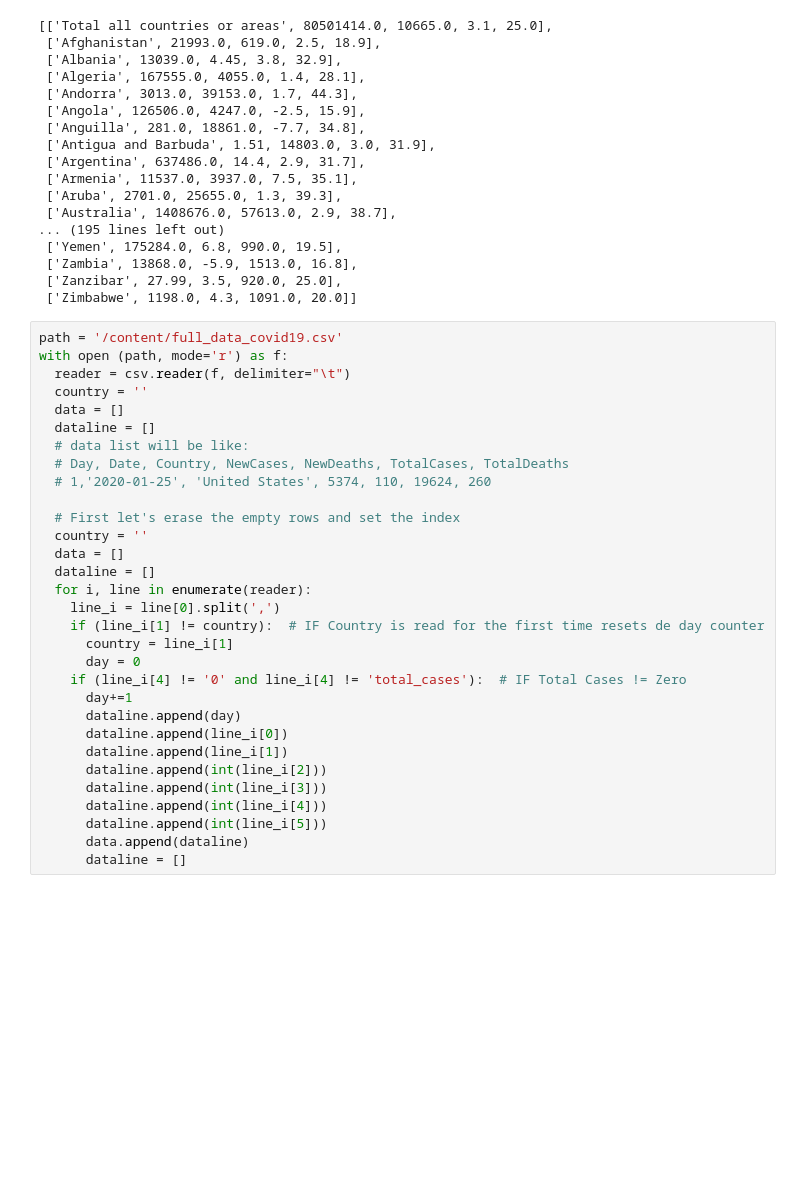
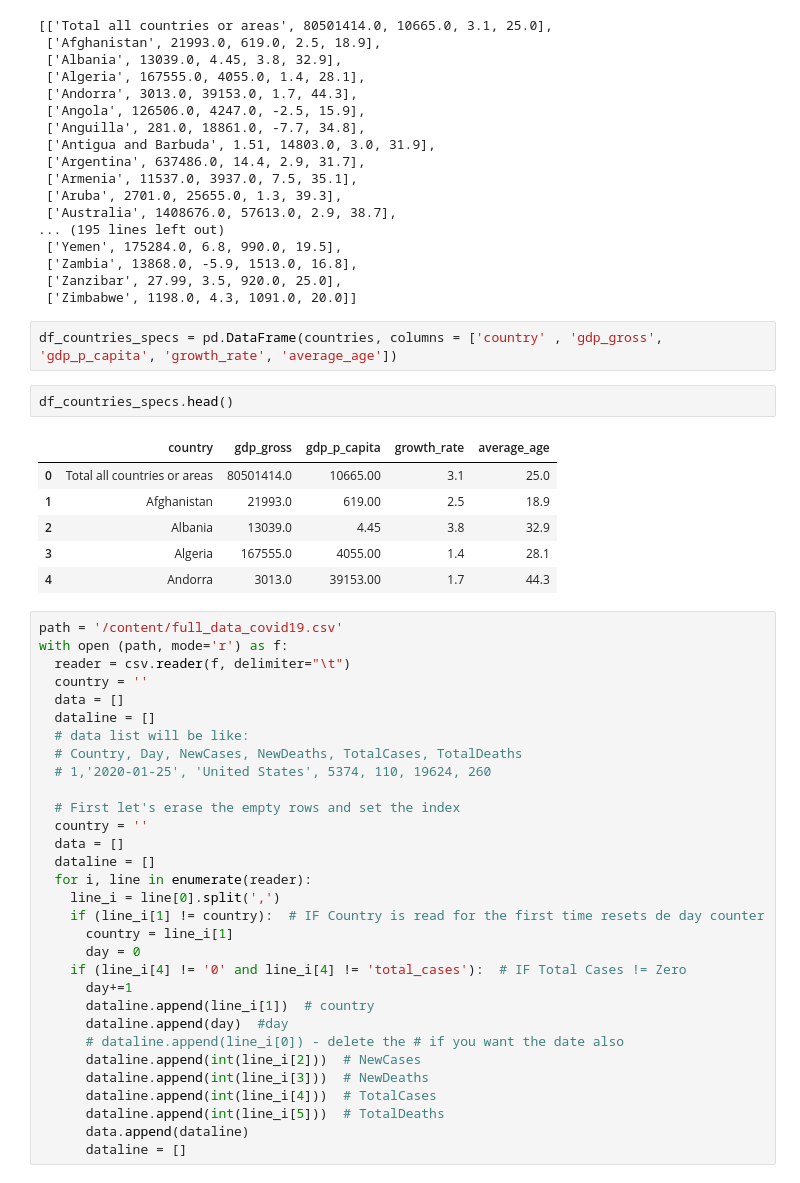
Before and after one commit to marcelounb/DeepLearning, a Jupyter notebook: Covid19.ipynb, the cells around one changed output. Cells and saved outputs as stored; diff of their text form; blank space fills up the shorter version.

```diff
--- a/Covid19.ipynb
+++ b/Covid19.ipynb
@@ -57,6 +57,17 @@ countries  # Country, GDP Gross, GDP per capita, growth rate, average age
  ['Zambia', 13868.0, -5.9, 1513.0, 16.8],
  ['Zanzibar', 27.99, 3.5, 920.0, 25.0],
  ['Zimbabwe', 1198.0, 4.3, 1091.0, 20.0]]
+# %%
+df_countries_specs = pd.DataFrame(countries, columns = ['country' , 'gdp_gross', 'gdp_p_capita', 'growth_rate', 'average_age'])
+# %%
+df_countries_specs.head()
+# %% [output]
+|  | country | gdp_gross | gdp_p_capita | growth_rate | average_age |
+| 0 | Total all countries or areas | 80501414.0 | 10665.00 | 3.1 | 25.0 |
+| 1 | Afghanistan | 21993.0 | 619.00 | 2.5 | 18.9 |
+| 2 | Albania | 13039.0 | 4.45 | 3.8 | 32.9 |
+| 3 | Algeria | 167555.0 | 4055.00 | 1.4 | 28.1 |
+| 4 | Andorra | 3013.0 | 39153.00 | 1.7 | 44.3 |
 # %%
 path = '/content/full_data_covid19.csv'
 with open (path, mode='r') as f:
@@ -65,7 +76,7 @@ with open (path, mode='r') as f:
   data = []
   dataline = []
   # data list will be like:
-  # Day, Date, Country, NewCases, NewDeaths, TotalCases, TotalDeaths
+  # Country, Day, NewCases, NewDeaths, TotalCases, TotalDeaths
   # 1,'2020-01-25', 'United States', 5374, 110, 19624, 260
 
   # First let's erase the empty rows and set the index
@@ -79,13 +90,13 @@ with open (path, mode='r') as f:
       day = 0
     if (line_i[4] != '0' and line_i[4] != 'total_cases'):  # IF Total Cases != Zero
       day+=1
-      dataline.append(day)
-      dataline.append(line_i[0])
-      dataline.append(line_i[1])
-      dataline.append(int(line_i[2]))
-      dataline.append(int(line_i[3]))
-      dataline.append(int(line_i[4]))
-      dataline.append(int(line_i[5]))
+      dataline.append(line_i[1])  # country
+      dataline.append(day)  #day
+      # dataline.append(line_i[0]) - delete the # if you want the date also
+      dataline.append(int(line_i[2]))  # NewCases
+      dataline.append(int(line_i[3]))  # NewDeaths
+      dataline.append(int(line_i[4]))  # TotalCases
+      dataline.append(int(line_i[5]))  # TotalDeaths
       data.append(dataline)
       dataline = []
 # %%
```
Also changed, not shown: parts of 2 cells of this notebook.
